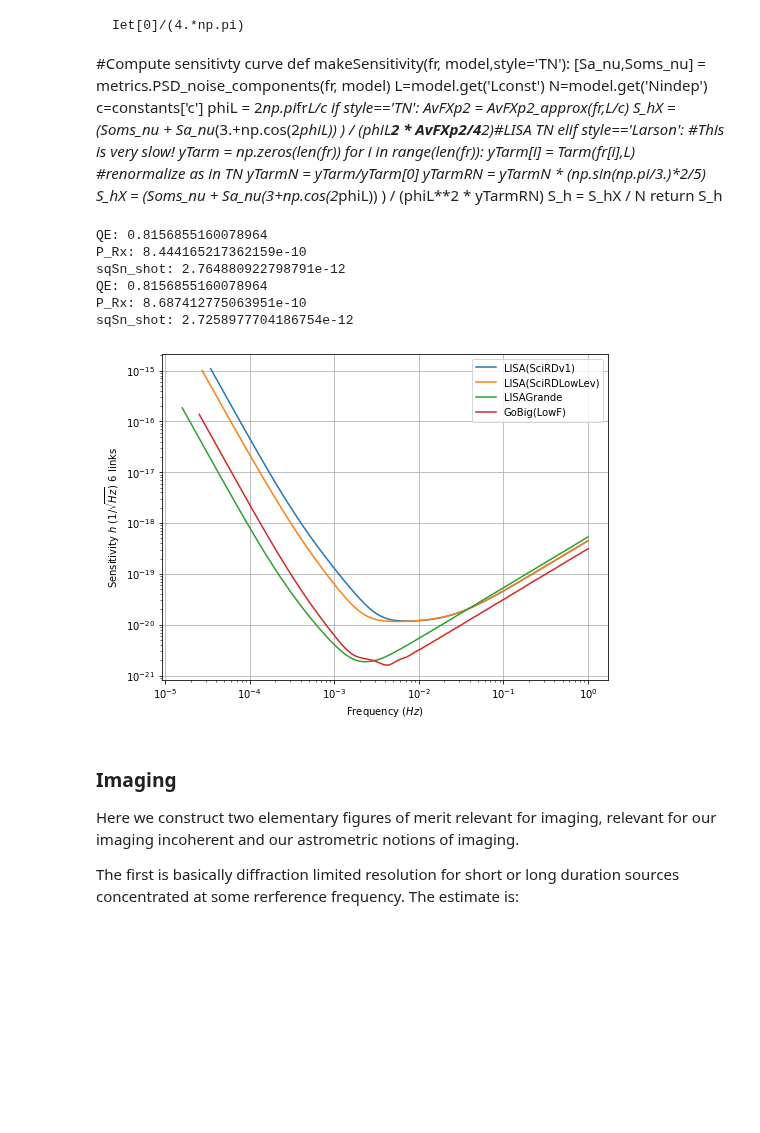
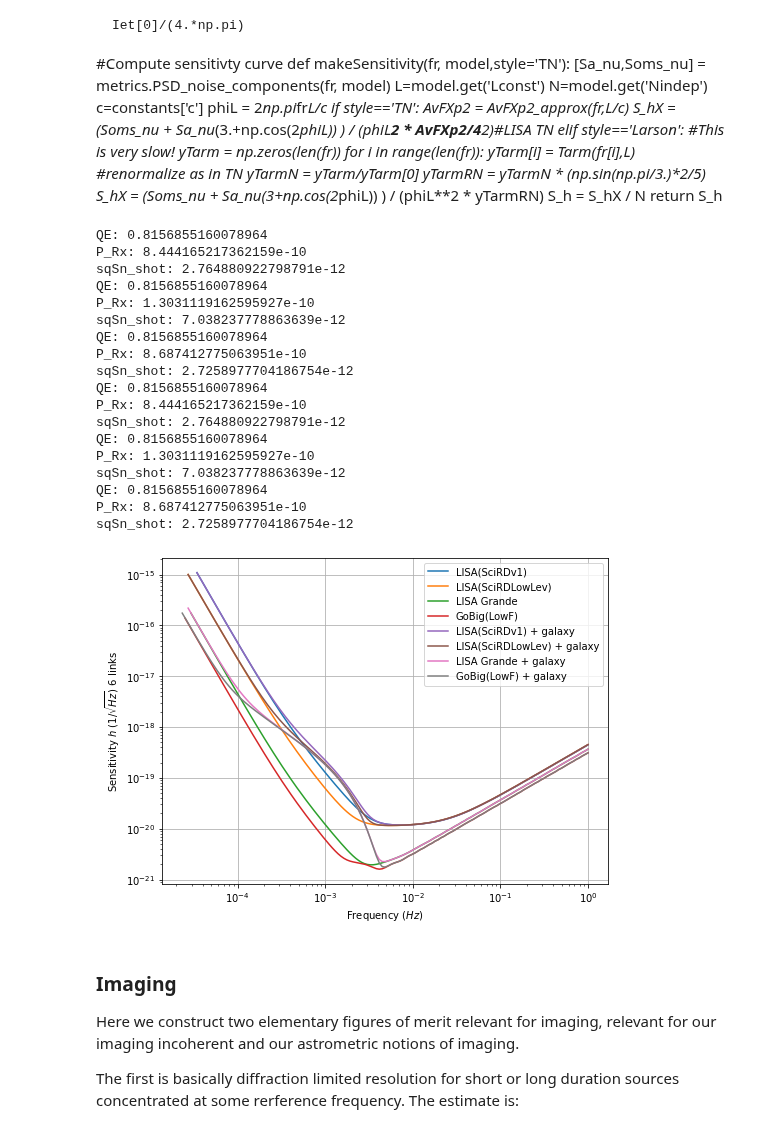
Before and after one commit to JohnGBaker/GWI-metrics, a Jupyter notebook: Notebooks/MetricsNotebook.ipynb, the cells around one changed output. Cells and saved outputs as stored; diff of their text form; code cells hidden in the pictures; blank space fills up the shorter version.

Commit message:
Added a facility for including background signals in the instrument model with the LISA sensitivity tech note model as a specific example, but generalizable to allow additional backgrounds.

```diff
--- a/Notebooks/MetricsNotebook.ipynb
+++ b/Notebooks/MetricsNotebook.ipynb
@@ -191,32 +192,45 @@ def makeSensitivity(fr, model,style='TN'):
 # %%
 def plot_sens(models,fpowLow=-5,fpowHi=0,n=150):
     fr=np.logspace(fpowLow,fpowHi,n)
     plt.figure(figsize=[8,6])
     for model in models:
         S_h=metrics.makeSensitivity(fr, model)
         #trim range
         imin=0
         Smin=min(S_h)
         Scut=100000**2*Smin
         while S_h[imin]>Scut:imin+=1
         iend=len(S_h)
         while S_h[iend-1]>Scut:iend-=1
         plt.loglog(fr[imin:iend],np.sqrt(S_h[imin:iend]),label=model.get('label'))
     plt.xlabel(r'Frequency ($Hz$)')
     plt.ylabel(r'Sensitivity $h$ ($1/\sqrt{Hz}$) 6 links')
     plt.grid()
     plt.legend()
 
 models=[LISASciRDv1,concepts.LISASciRDLowLev,concepts.LISAGrande,concepts.GoBIGLowF]
+models+=[bg.add2model(model) for model in models]
 plot_sens(models)
 # %% [output]
 QE: 0.8156855160078964
 P_Rx: 8.444165217362159e-10
 sqSn_shot: 2.764880922798791e-12
 QE: 0.8156855160078964
+P_Rx: 1.3031119162595927e-10
+sqSn_shot: 7.038237778863639e-12
+QE: 0.8156855160078964
 P_Rx: 8.687412775063951e-10
 sqSn_shot: 2.7258977704186754e-12
+QE: 0.8156855160078964
+P_Rx: 8.444165217362159e-10
+sqSn_shot: 2.764880922798791e-12
+QE: 0.8156855160078964
+P_Rx: 1.3031119162595927e-10
+sqSn_shot: 7.038237778863639e-12
+QE: 0.8156855160078964
+P_Rx: 8.687412775063951e-10
+sqSn_shot: 2.7258977704186754e-12
-[figure, old version]
+[figure, new version]
 # %% [markdown]
 ### Imaging
 Here we construct two elementary figures of merit relevant for imaging, relevant for our imaging incoherent and our astrometric notions of imaging.
```
Also changed, not shown: parts of 2 cells of this notebook, 2 other files.
